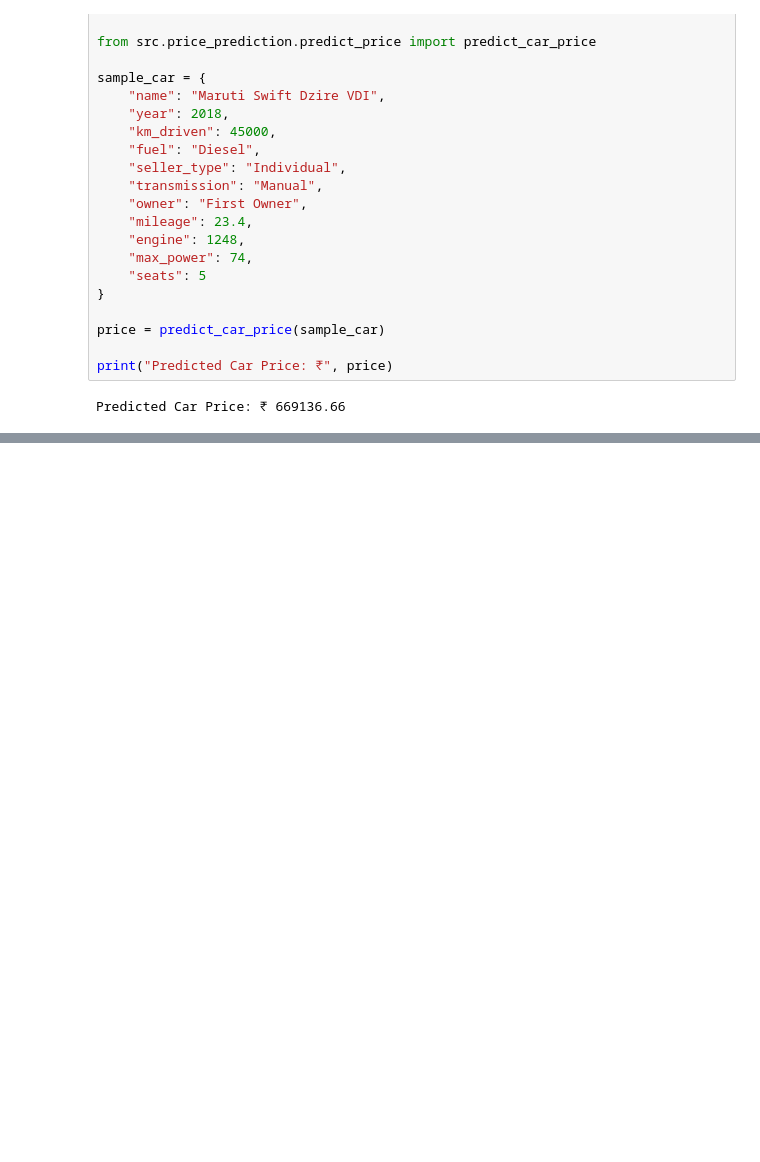
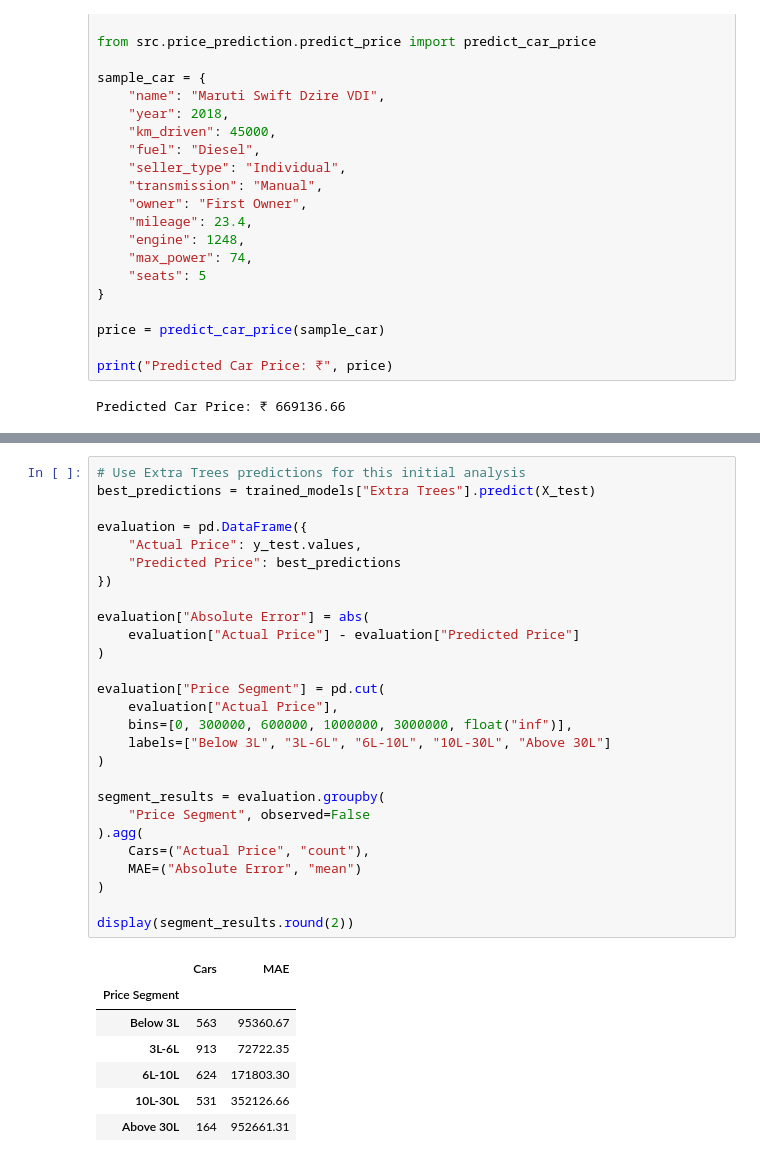
Before and after one commit to Gurasees1234/CarWise-AI, a Jupyter notebook: notebooks/01_model_training.ipynb, the cells around one changed output, grey strips where cells are left out. Saved outputs shown, nothing was run; the diff lists cells and outputs as text; blank space fills up the shorter version.

```diff
--- a/notebooks/01_model_training.ipynb
+++ b/notebooks/01_model_training.ipynb
@@ -556,0 +1001,35 @@ Predicted Car Price: ₹ 669136.66
+# %%
+# Use Extra Trees predictions for this initial analysis
+best_predictions = trained_models["Extra Trees"].predict(X_test)
+
+evaluation = pd.DataFrame({
+    "Actual Price": y_test.values,
+    "Predicted Price": best_predictions
+})
+
+evaluation["Absolute Error"] = abs(
+    evaluation["Actual Price"] - evaluation["Predicted Price"]
+)
+
+evaluation["Price Segment"] = pd.cut(
+    evaluation["Actual Price"],
+    bins=[0, 300000, 600000, 1000000, 3000000, float("inf")],
+    labels=["Below 3L", "3L-6L", "6L-10L", "10L-30L", "Above 30L"]
+)
+
+segment_results = evaluation.groupby(
+    "Price Segment", observed=False
+).agg(
+    Cars=("Actual Price", "count"),
+    MAE=("Absolute Error", "mean")
+)
+
+display(segment_results.round(2))
+# %% [output]
+|  | Cars | MAE |
+| Price Segment |  |  |
+| Below 3L | 563 | 95360.67 |
+| 3L-6L | 913 | 72722.35 |
+| 6L-10L | 624 | 171803.30 |
+| 10L-30L | 531 | 352126.66 |
+| Above 30L | 164 | 952661.31 |
```
Also changed, not shown: parts of 10 cells of this notebook, 8 other files.
